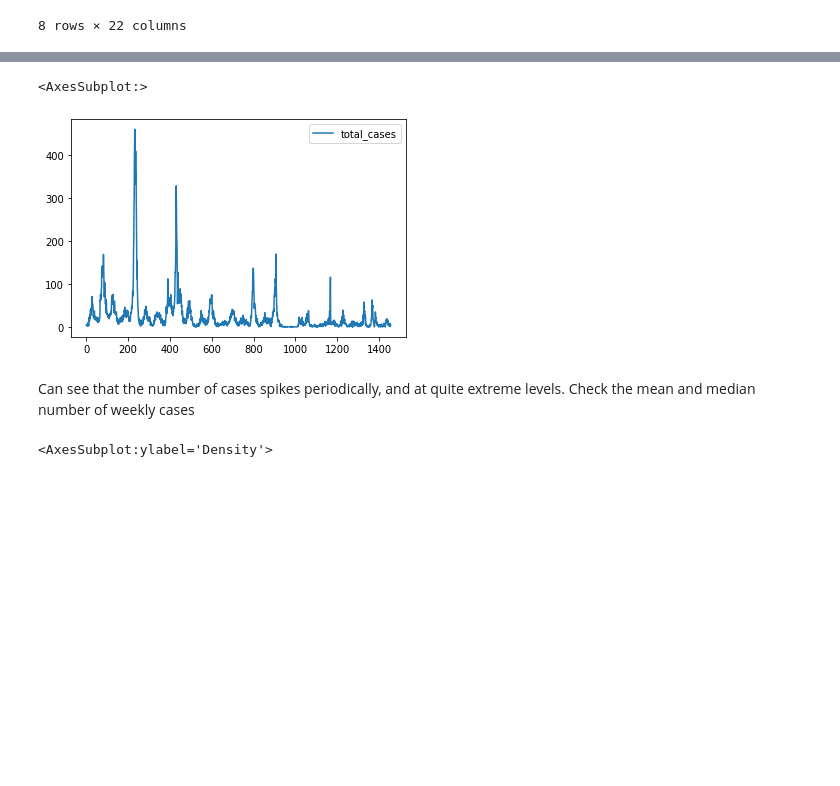
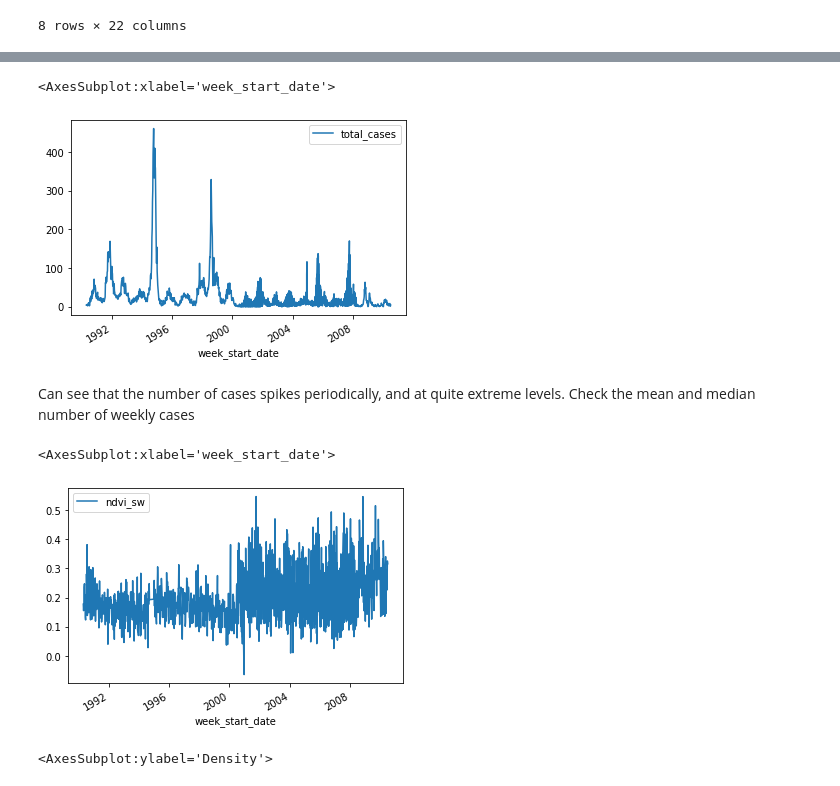
Before and after one commit to ongweekeong/dengue, a Jupyter notebook: data_exploration.ipynb, the cells around one changed output, grey strips where cells are left out. Cells and saved outputs as stored; diff of their text form; code cells hidden in the pictures; blank space fills up the shorter version.

```diff
--- a/data_exploration.ipynb
+++ b/data_exploration.ipynb
@@ -22,8 +93,14 @@ X_train.describe()
 # %%
-y_train.plot(y='total_cases')
+X.plot(y='total_cases', x='week_start_date')
 # %% [output]
-<AxesSubplot:>
+<AxesSubplot:xlabel='week_start_date'>
-[figure, old version]
+[figure, new version]
 # %% [markdown]
 Can see that the number of cases spikes periodically, and at quite extreme levels. Check the mean and median number of weekly cases
+# %%
+X.plot(y='ndvi_sw', x='week_start_date', )
+# X[X.week_start_date.dt.year >= 2000].plot(y='ndvi_sw', x='week_start_date', )
+# %% [output]
+<AxesSubplot:xlabel='week_start_date'>
+[figure, added]
 # %%
```
Also changed, not shown: parts of 26 cells of this notebook, 12 other files.
